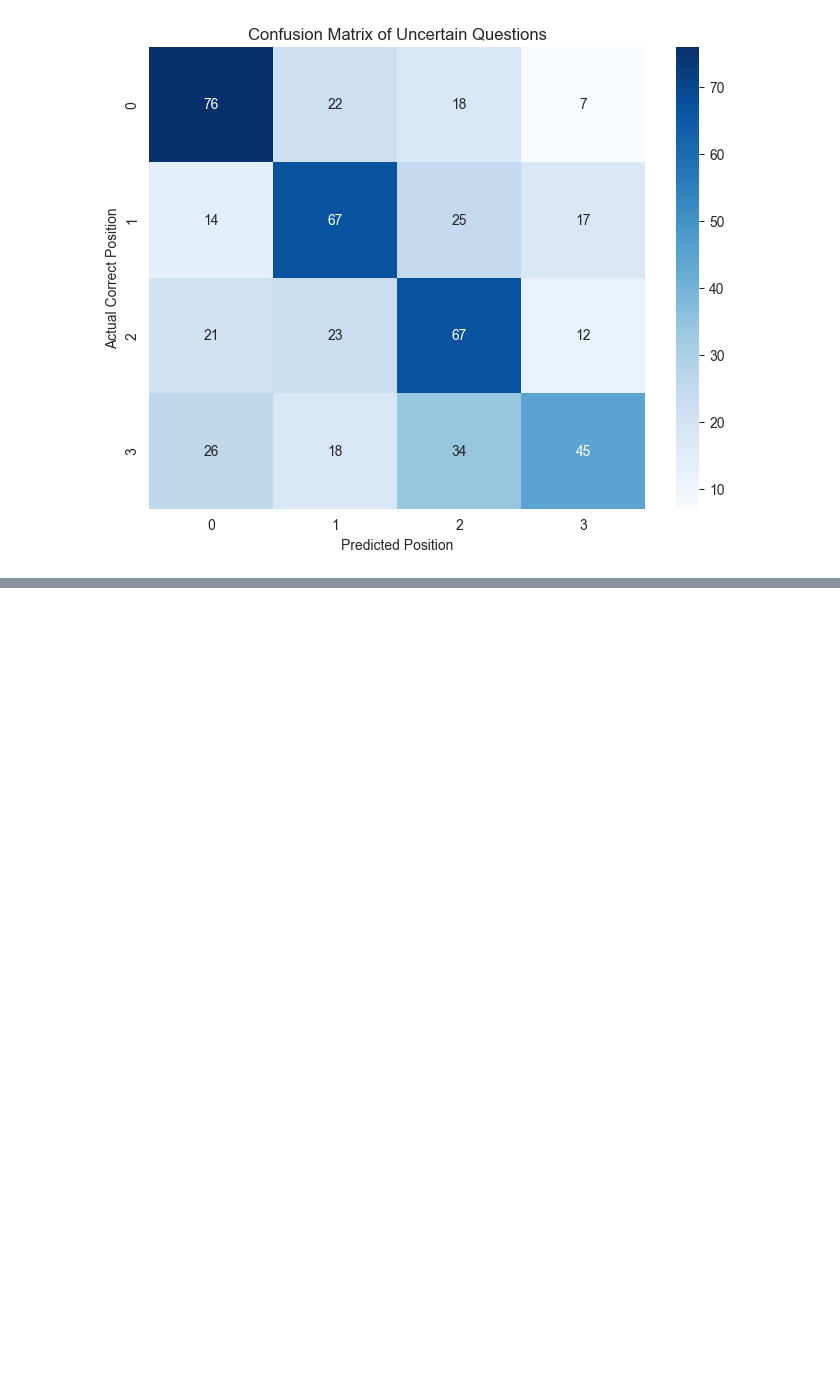
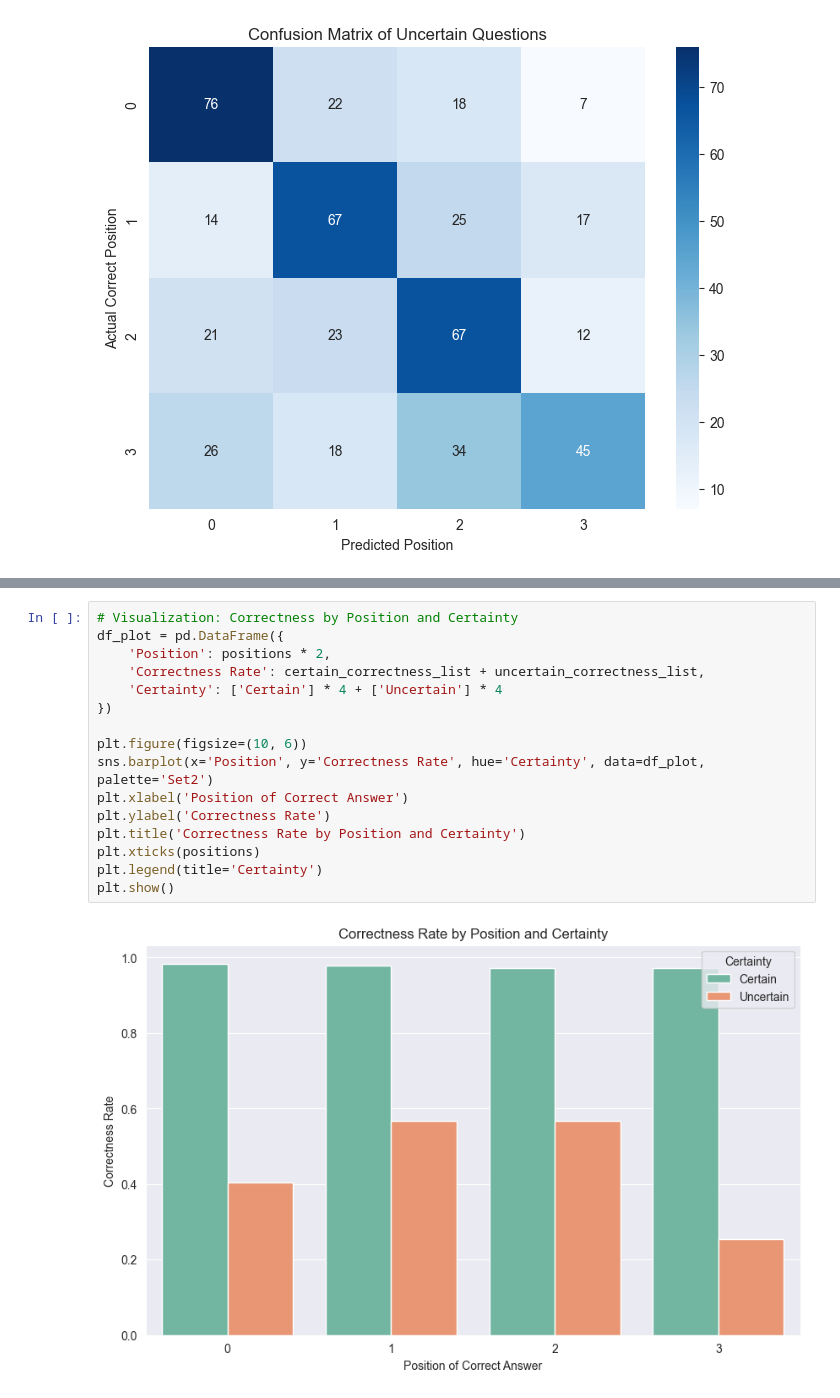
Before and after one commit to amoldavsky/llm-order-dependency, a Jupyter notebook: src/test_analyze.ipynb, the cells around one changed output, grey strips where cells are left out. Drawn from its saved outputs; the diff is of its cells as text; blank space fills up the shorter version.

```diff
--- a/src/test_analyze.ipynb
+++ b/src/test_analyze.ipynb
@@ -137,0 +197,18 @@ Actual 3         0.21         0.15         0.28         0.37
+# %%
+# Visualization: Correctness by Position and Certainty
+df_plot = pd.DataFrame({
+    'Position': positions * 2,
+    'Correctness Rate': certain_correctness_list + uncertain_correctness_list,
+    'Certainty': ['Certain'] * 4 + ['Uncertain'] * 4
+})
+
+plt.figure(figsize=(10, 6))
+sns.barplot(x='Position', y='Correctness Rate', hue='Certainty', data=df_plot, palette='Set2')
+plt.xlabel('Position of Correct Answer')
+plt.ylabel('Correctness Rate')
+plt.title('Correctness Rate by Position and Certainty')
+plt.xticks(positions)
+plt.legend(title='Certainty')
+plt.show()
+# %% [output]
+[figure, added]
```
Also changed, not shown: parts of 3 cells of this notebook, 1 other file.
